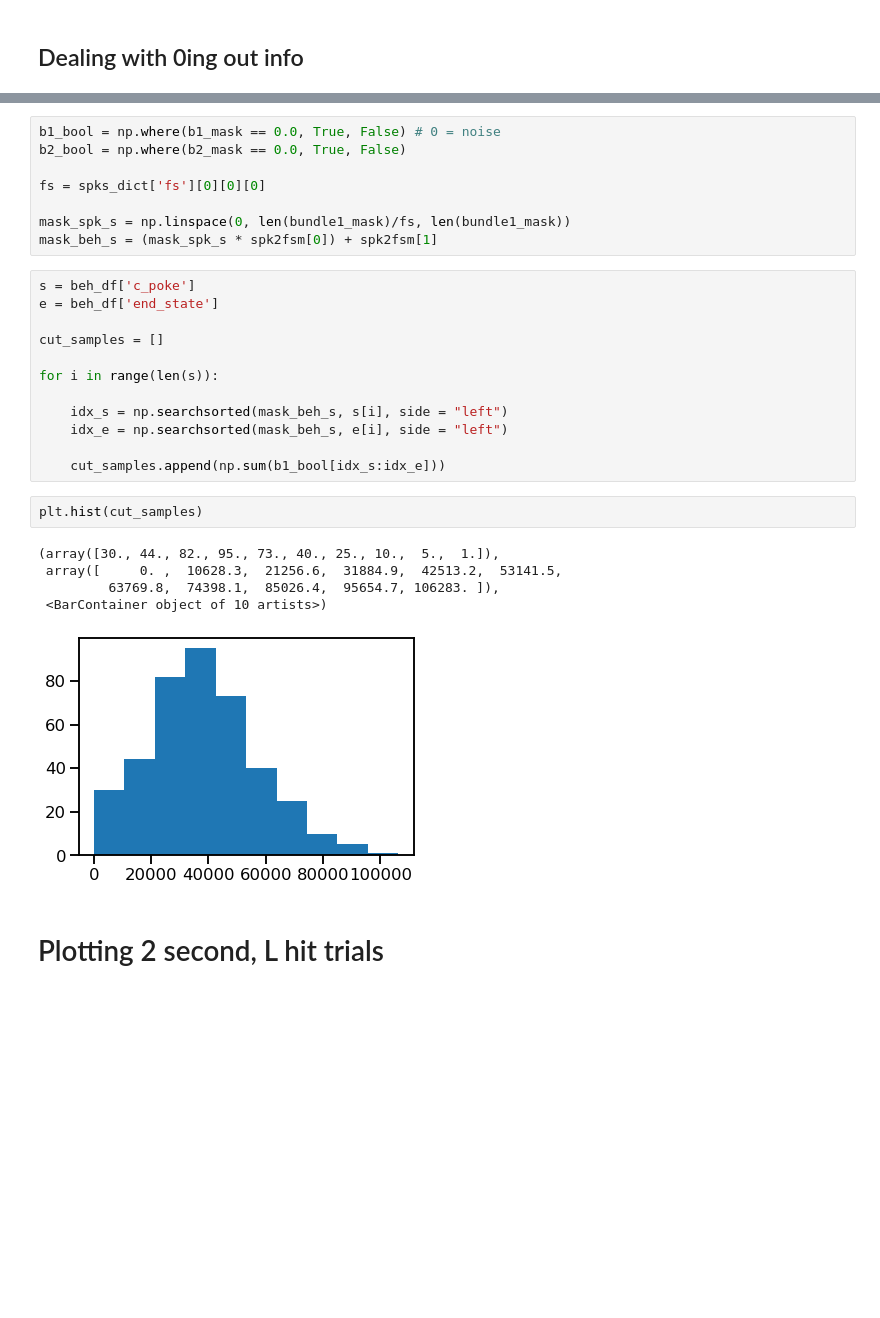
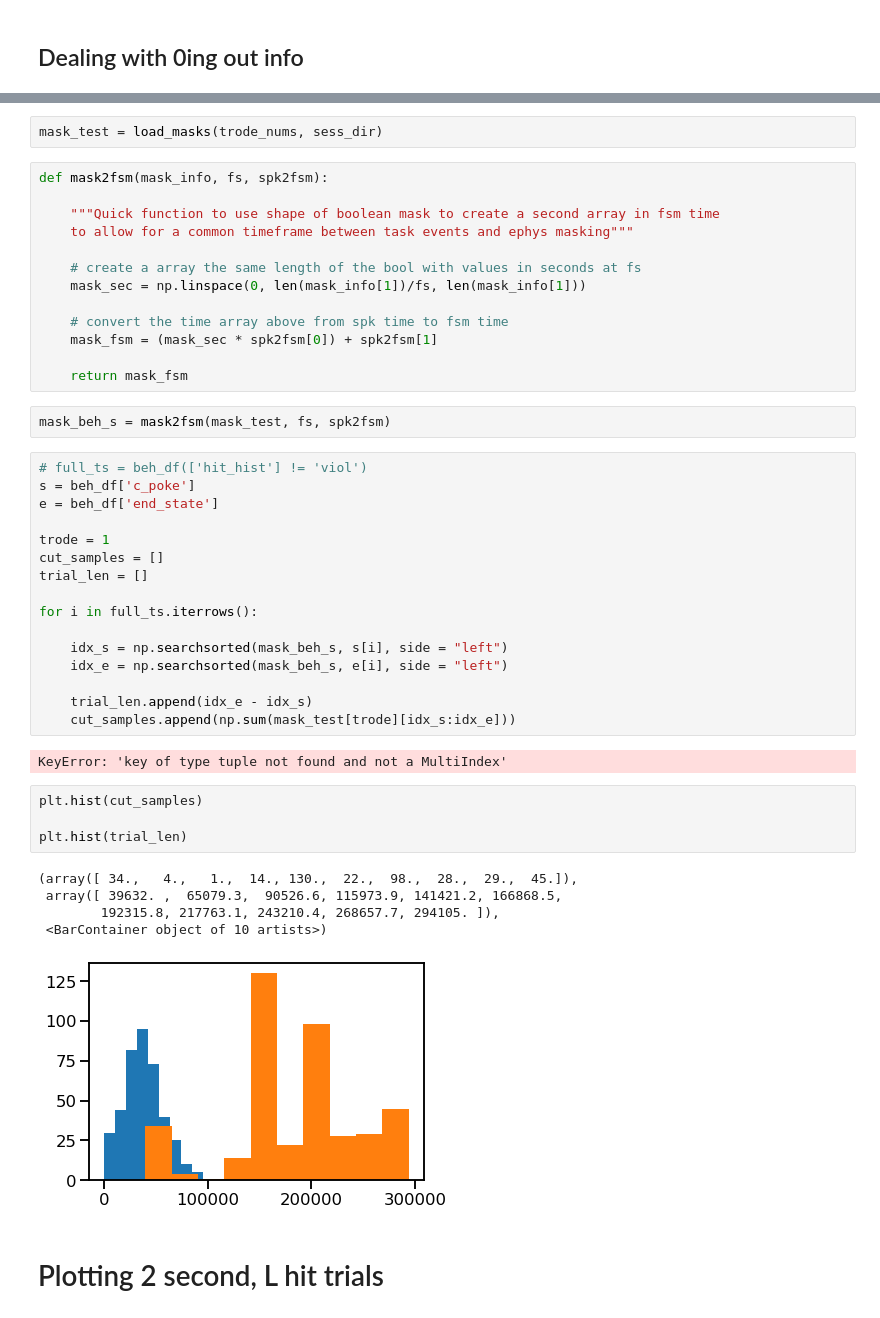
Before and after one commit to Brody-Lab/jbreda_PWM_mPFC_analysis, a Jupyter notebook: data_sdc_20190902_145404_exploratory_analysis.ipynb, the cells around one changed output, grey strips where cells are left out. Saved outputs shown, nothing was run; the diff lists cells and outputs as text; blank space fills up the shorter version.

Commit message:
some functions for masking. Having issues with filtering df and maintaining idx values

```diff
--- a/data_sdc_20190902_145404_exploratory_analysis.ipynb
+++ b/data_sdc_20190902_145404_exploratory_analysis.ipynb
@@ -112,31 +166,48 @@ b2_mask = bundle2_mask.flatten()
+# %%
+mask_test = load_masks(trode_nums, sess_dir)
 # %%
-b1_bool = np.where(b1_mask == 0.0, True, False) # 0 = noise
-b2_bool = np.where(b2_mask == 0.0, True, False)
+def mask2fsm(mask_info, fs, spk2fsm):
 
-fs = spks_dict['fs'][0][0][0]
+    """Quick function to use shape of boolean mask to create a second array in fsm time
+    to allow for a common timeframe between task events and ephys masking"""
 
-mask_spk_s = np.linspace(0, len(bundle1_mask)/fs, len(bundle1_mask))
-mask_beh_s = (mask_spk_s * spk2fsm[0]) + spk2fsm[1]
+    # create a array the same length of the bool with values in seconds at fs
+    mask_sec = np.linspace(0, len(mask_info[1])/fs, len(mask_info[1]))
+
+    # convert the time array above from spk time to fsm time
+    mask_fsm = (mask_sec * spk2fsm[0]) + spk2fsm[1]
+
+    return mask_fsm
-# %%
-s = beh_df['c_poke']
-e = beh_df['end_state']
-
-cut_samples = []
-
-for i in range(len(s)):
-
-    idx_s = np.searchsorted(mask_beh_s, s[i], side = "left")
-    idx_e = np.searchsorted(mask_beh_s, e[i], side = "left")
-
-    cut_samples.append(np.sum(b1_bool[idx_s:idx_e]))
-# %%
-plt.hist(cut_samples)
-# %% [output]
-(array([30., 44., 82., 95., 73., 40., 25., 10.,  5.,  1.]),
- array([     0. ,  10628.3,  21256.6,  31884.9,  42513.2,  53141.5,
-         63769.8,  74398.1,  85026.4,  95654.7, 106283. ]),
- <BarContainer object of 10 artists>)
-[figure, removed]
+# %%
+mask_beh_s = mask2fsm(mask_test, fs, spk2fsm)
+# %%
+# full_ts = beh_df(['hit_hist'] != 'viol')
+s = beh_df['c_poke']
+e = beh_df['end_state']
+
+trode = 1
+cut_samples = []
+trial_len = []
+
+for i in full_ts.iterrows():
+
+    idx_s = np.searchsorted(mask_beh_s, s[i], side = "left")
+    idx_e = np.searchsorted(mask_beh_s, e[i], side = "left")
+
+    trial_len.append(idx_e - idx_s)
+    cut_samples.append(np.sum(mask_test[trode][idx_s:idx_e]))
+# %% [output]
+KeyError: 'key of type tuple not found and not a MultiIndex'
+# %%
+plt.hist(cut_samples)
+
+plt.hist(trial_len)
+# %% [output]
+(array([ 34.,   4.,   1.,  14., 130.,  22.,  98.,  28.,  29.,  45.]),
+ array([ 39632. ,  65079.3,  90526.6, 115973.9, 141421.2, 166868.5,
+        192315.8, 217763.1, 243210.4, 268657.7, 294105. ]),
+ <BarContainer object of 10 artists>)
+[figure, added]
 # %% [markdown]
 # Plotting 2 second, L hit trials
 # %%
```
Also changed, not shown: parts of 7 cells of this notebook.
